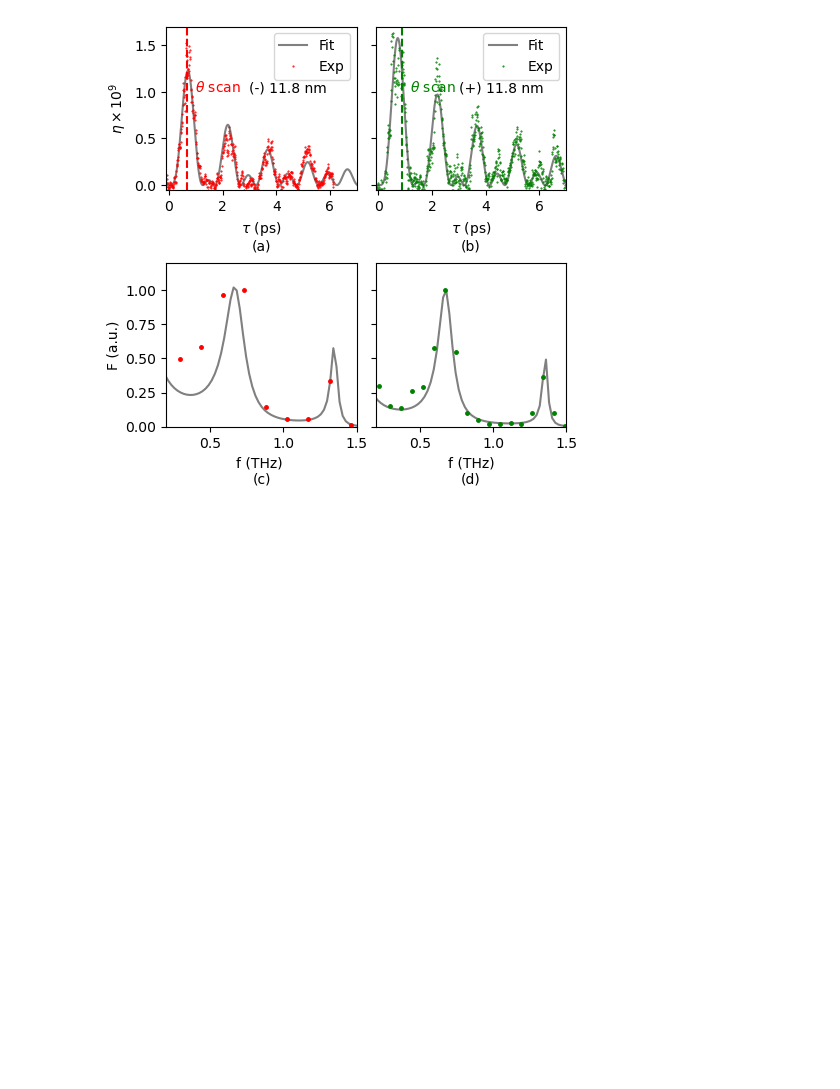
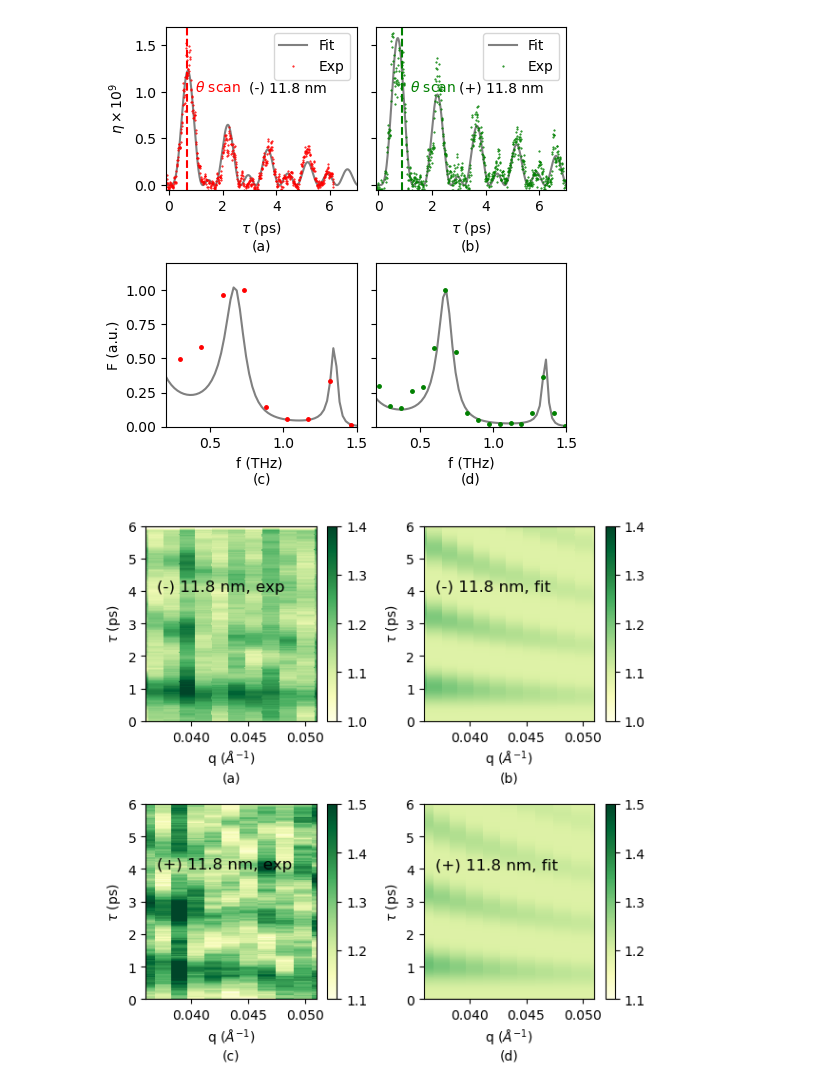
Before and after one commit to haoyuanli93/XRaySimulation2, a Jupyter notebook: Projects/L10237_v3/fig2_v3.ipynb, the cells around one changed output. Saved outputs shown, nothing was run; the diff lists cells and outputs as text; code cells hidden in the pictures; blank space fills up the shorter version.

```diff
--- a/Projects/L10237_v3/fig2_v3.ipynb
+++ b/Projects/L10237_v3/fig2_v3.ipynb
@@ -8,20 +8,21 @@ from scipy.optimize import minimize
 from scipy import signal
 # %%
 # Load data
-with open(r"C:\Users\haoyu\Desktop\L10237_data\data_12m.pkl", 'rb') as f:
+path = r"C:\Users\haoyu\My Drive\MyPorjects\L10237\PaperWriting\L10237_data"
+with open(path + r"\data_12m.pkl", 'rb') as f:
     data_12m = pickle.load(f)
 
-with open(r"C:\Users\haoyu\Desktop\L10237_data\data_12p.pkl", 'rb') as f:
+with open(path + r"\data_12p.pkl", 'rb') as f:
     data_12p = pickle.load(f)
 
-with open(r"C:\Users\haoyu\Desktop\L10237_data\data_rocking.pkl", 'rb') as f:
+with open(path + r"\data_rocking.pkl", 'rb') as f:
     data_rocking = pickle.load(f)
 
 # Load the 2d data
-probe_12m = np.load(r"C:\Users\haoyu\Desktop\L10237_data\12m_2d_probe.npy")[17]
-pump_12m = np.load(r"C:\Users\haoyu\Desktop\L10237_data\12m_2d_pump_probe.npy")[17]
-pump_12p = np.load(r"C:\Users\haoyu\Desktop\L10237_data\12p_2d_pump_probe.npy")[30]
-pump_9p = np.load(r"C:\Users\haoyu\Desktop\L10237_data\9p_2d_pump_probe.npy")[14]
+probe_12m = np.load(path + r"\12m_2d_probe.npy")[17]
+pump_12m = np.load(path + r"\12m_2d_pump_probe.npy")[17]
+pump_12p = np.load(path + r"\12p_2d_pump_probe.npy")[30]
+pump_9p = np.load(path + r"\9p_2d_pump_probe.npy")[14]
 # %% [markdown]
 
 # Get the data fitting for the figure
@@ -616,3 +619,85 @@ plt.savefig("./fig3.png", dpi=300, bbox_inches='tight')
 plt.show()
 # %% [output]
 [figure]
+# %%
+# Get the figure in the appendix
+vmin = 0.1 + 1
+vmax = 0.5 + 1
+
+t0 = param_both.x[2]
+# Get the fitted 2d figure
+fit_2d_12m = (param_2d_12m.x[0] +
+              param_2d_12m.x[1] * np.exp(- q_left ** 2 * param_2d_12m.x[2]) / (q_left / q_left[0, 0]) ** 0 * (qg_l ** 2)
+              * np.square(
+            np.exp(-(t_left - t0) / param_2d_12m.x[3] / 2.) -
+            np.exp(-(t_left - t0) / param_2d_12m.x[3] / 2.)
+            * np.cos(q_left * 79.82 * (t_left - t0))
+        )
+              )
+
+fit_2d_12p = (param_2d_12p.x[0] +
+              param_2d_12p.x[1] * np.exp(- q_right ** 2 * param_2d_12p.x[2]) / (q_right / q_right[0, 0]) ** 0 * (
+                      qg_r ** 2)
+              * np.square(
+            np.exp(-(t_right - t0) / param_2d_12p.x[3] / 2.) -
+            np.exp(-(t_right - t0) / param_2d_12p.x[3] / 2.)
+            * np.cos(q_right * 79.82 * (t_right - t0))
+        )
+              )
+
+cmap = 'YlGn'
+# -----------------------------------------
+fig, axes = plt.subplots(ncols=2, nrows=2, figsize=(6, 6))
+
+im1 = axes[0, 0].pcolor(data_12m['qmap'][54, 190:220] * np.pi * 2,
+                        data_12m['delay_ps'] - param_both.x[2],
+                        measure_left,
+                        cmap=cmap,
+                        vmin=vmin - 0.1, vmax=vmax - 0.1)
+fig.colorbar(im1, ax=axes[0, 0])
+
+im2 = axes[0, 1].pcolor(data_12m['qmap'][54, 190:220] * np.pi * 2,
+                        data_12m['delay_ps'] - param_both.x[2],
+                        fit_2d_12m,
+                        cmap=cmap,
+                        vmin=vmin - 0.1, vmax=vmax - 0.1)
+fig.colorbar(im2, ax=axes[0, 1])
+
+im1 = axes[1, 0].pcolor(data_12p['qmap'][45, 238:278] * np.pi * 2,
+                        data_12p['delay_ps'] - param_both.x[2],
+                        measure_right,
+                        cmap=cmap,
+                        vmin=vmin, vmax=vmax)
+fig.colorbar(im1, ax=axes[1, 0])
+
+im2 = axes[1, 1].pcolor(data_12p['qmap'][45, 238:278] * np.pi * 2,
+                        data_12p['delay_ps'] - param_both.x[2],
+                        fit_2d_12p,
+                        cmap=cmap,
+                        vmin=vmin, vmax=vmax)
+fig.colorbar(im2, ax=axes[1, 1])
+
+for idx in range(2):
+    axes[0, idx].set_ylim([0, 6.])
+    axes[0, idx].set_xlim([0.036, 0.051])
+
+for idx in range(2):
+    axes[1, idx].set_ylim([0, 6.])
+    axes[1, idx].set_xlim([0.036, 0.051])
+
+axes[0, 0].text(x=0.037, y=4, s='(-) 11.8 nm, exp', color='k', fontsize=12)
+axes[1, 0].text(x=0.037, y=4, s='(+) 11.8 nm, exp', color='k', fontsize=12)
+axes[0, 1].text(x=0.037, y=4, s='(-) 11.8 nm, fit', color='k', fontsize=12)
+axes[1, 1].text(x=0.037, y=4, s='(+) 11.8 nm, fit', color='k', fontsize=12)
+
+label = ["(a)", "(b)", "(c)", "(d)"]
+for xidx in range(2):
+    for yidx in range(2):
+        axes[xidx, yidx].set_xlabel(r"q ($\AA^{-1}$)" + "\n" + label[xidx * 2 + yidx])
+        axes[xidx, yidx].set_ylabel(r"$\tau$ (ps)")
+
+plt.tight_layout()
+plt.savefig("fig_B12.png", dpi=300, bbox_inches='tight')
+plt.show()
+# %% [output]
+[figure, added]
```
Also changed, not shown: parts of 2 cells of this notebook, 6 other files.
